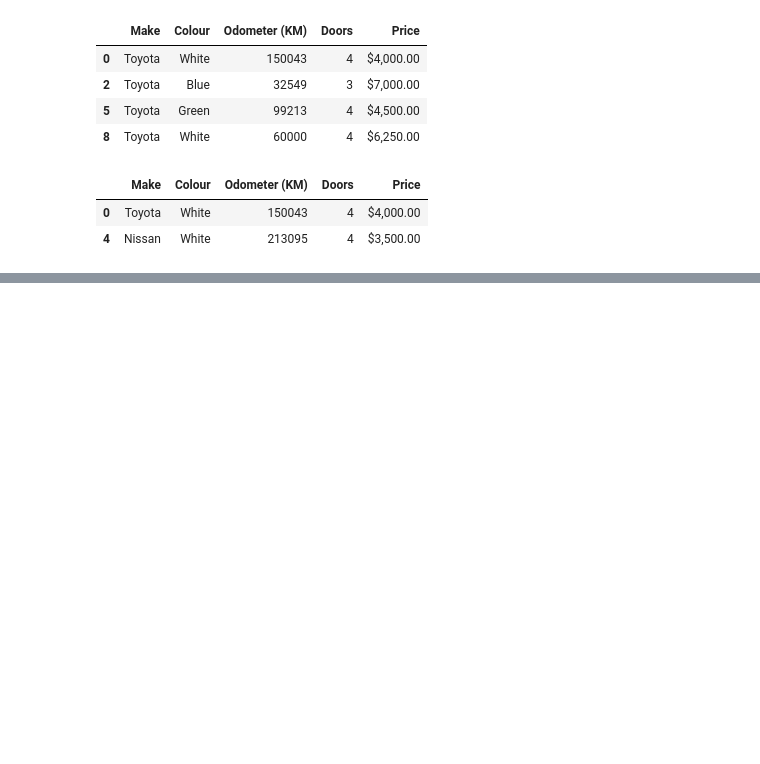
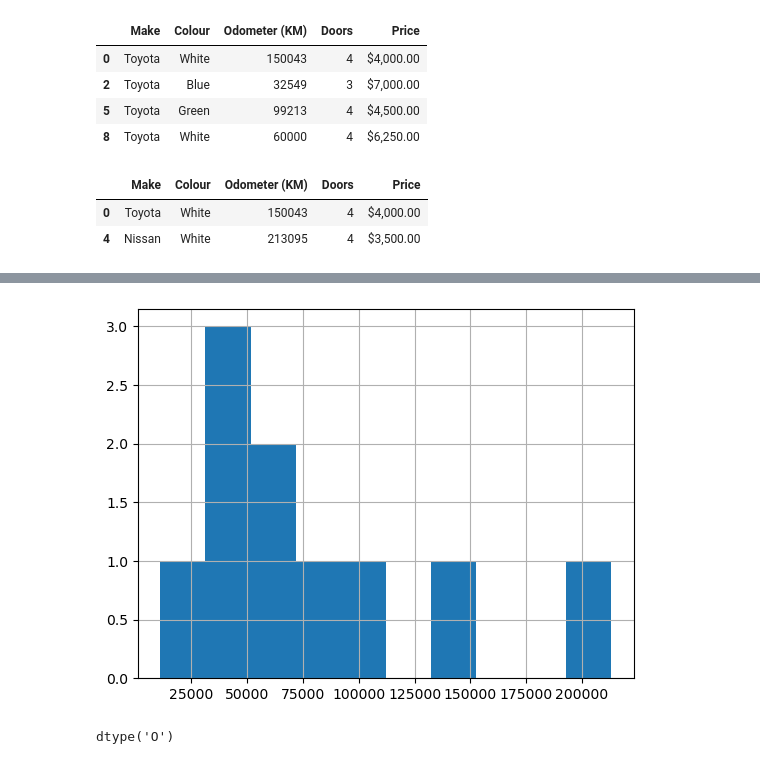
Before and after one commit to jps27CSE/AI_ML_DataScience, a Jupyter notebook: introduction to pandas.ipynb, the cells around one changed output, grey strips where cells are left out. Cells and saved outputs as stored; diff of their text form; code cells hidden in the pictures; blank space fills up the shorter version.

```diff
--- a/introduction to pandas.ipynb
+++ b/introduction to pandas.ipynb
@@ -236,0 +279,9 @@ car_sales[car_sales["Odometer (KM)"] > 100000]
+# %%
+car_sales["Odometer (KM)"].hist()
+plt.show()
+# %% [output]
+[figure, added]
+# %%
+car_sales["Price"].dtype
+# %% [output]
+dtype('O')
```
Also changed, not shown: parts of 6 cells of this notebook.
